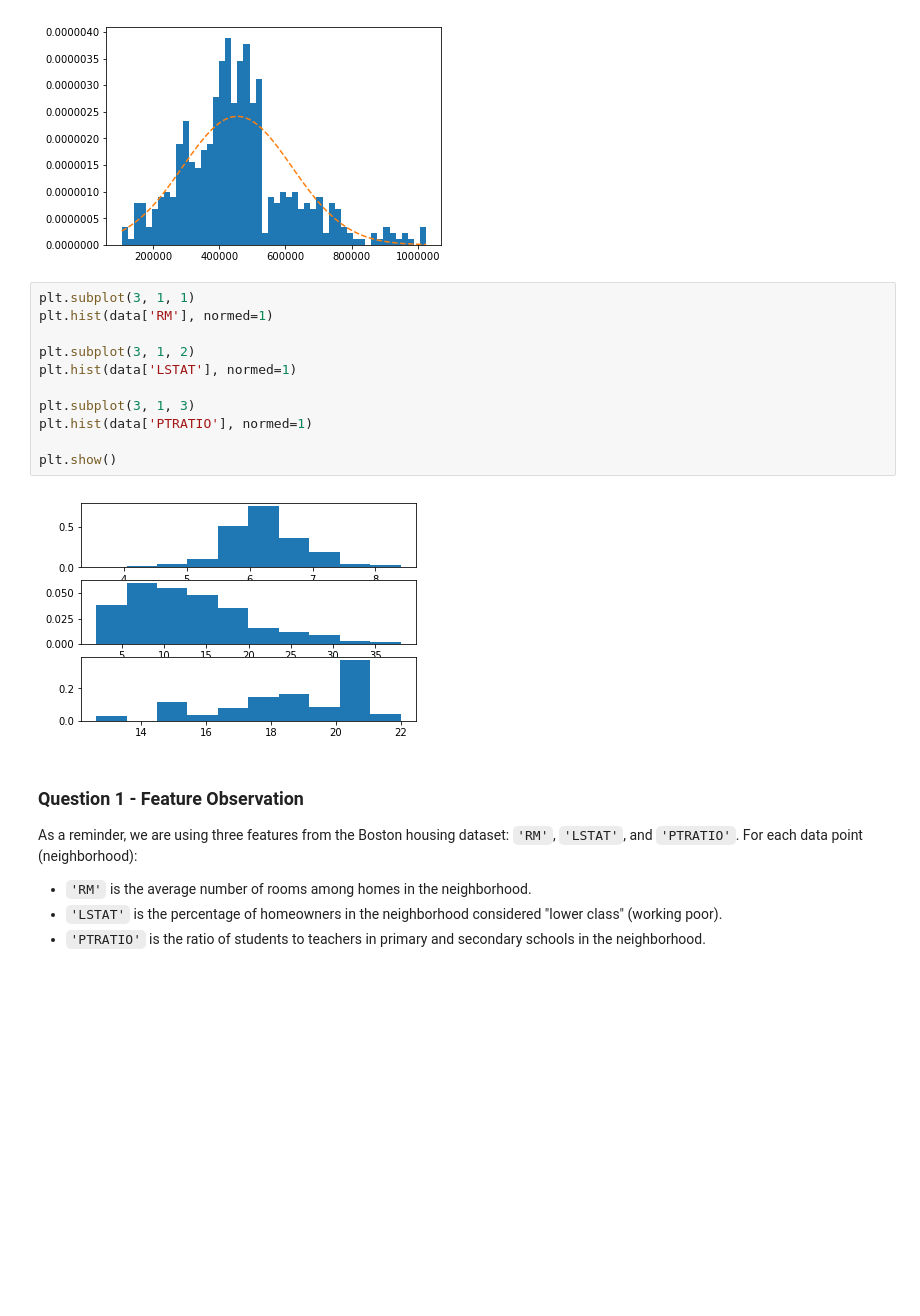
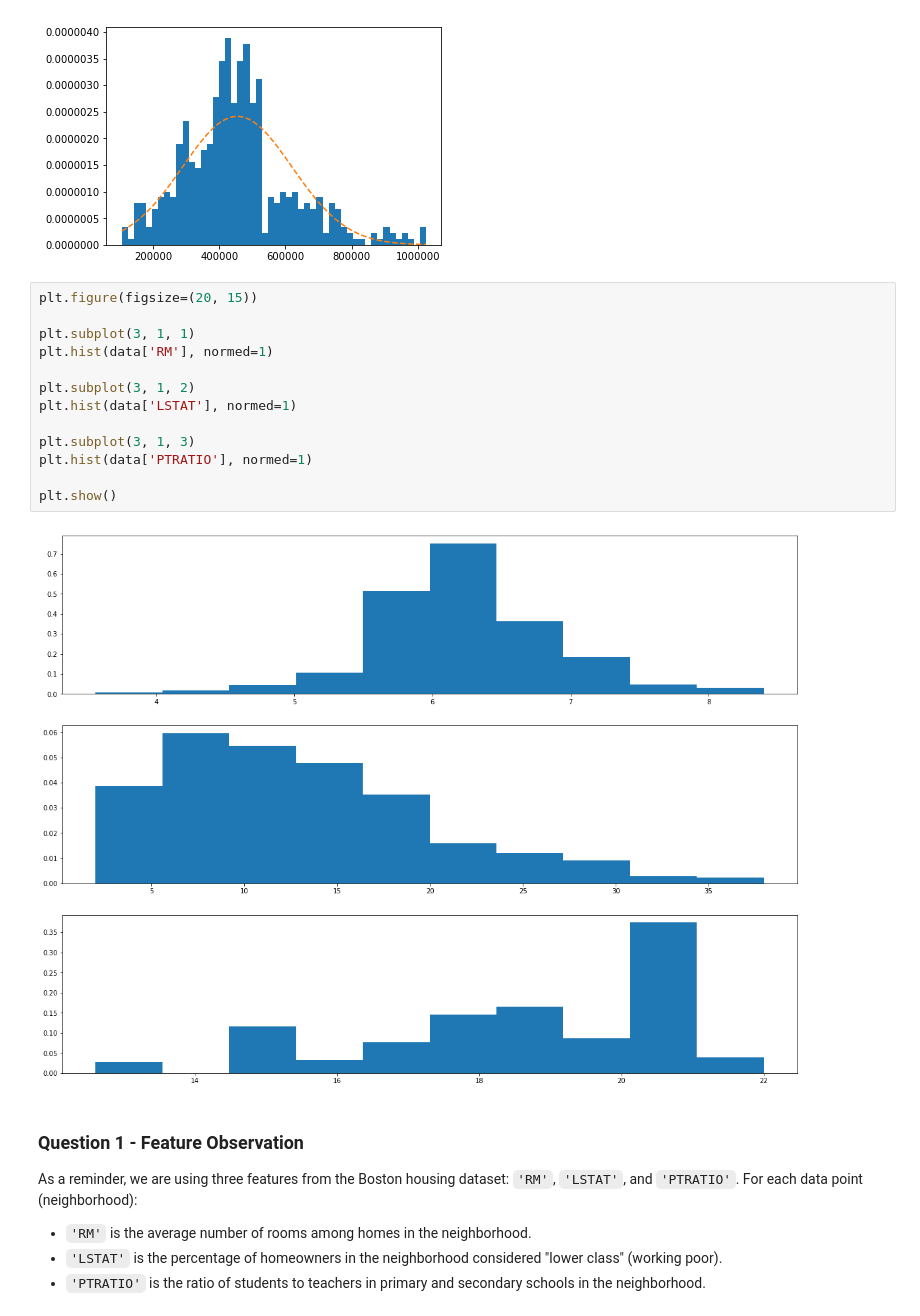
Before and after one commit to liam-august-h/machine-learning, a Jupyter notebook: projects/boston_housing/boston_housing.ipynb, the cells around one changed output. Drawn from its saved outputs; the diff is of its cells as text; blank space fills up the shorter version.

```diff
--- a/projects/boston_housing/boston_housing.ipynb
+++ b/projects/boston_housing/boston_housing.ipynb
@@ -114,18 +114,20 @@ plt.show()
 # %% [output]
 [figure]
 # %%
+plt.figure(figsize=(20, 15))
+
 plt.subplot(3, 1, 1)
 plt.hist(data['RM'], normed=1)
 
 plt.subplot(3, 1, 2)
 plt.hist(data['LSTAT'], normed=1)
 
 plt.subplot(3, 1, 3)
 plt.hist(data['PTRATIO'], normed=1)
 
 plt.show()
 # %% [output]
-[figure, old version]
+[figure, new version]
 # %% [markdown]
 ### Question 1 - Feature Observation
 As a reminder, we are using three features from the Boston housing dataset: `'RM'`, `'LSTAT'`, and `'PTRATIO'`. For each data point (neighborhood):
```
Also changed, not shown: parts of 10 cells of this notebook, 1 other file.
